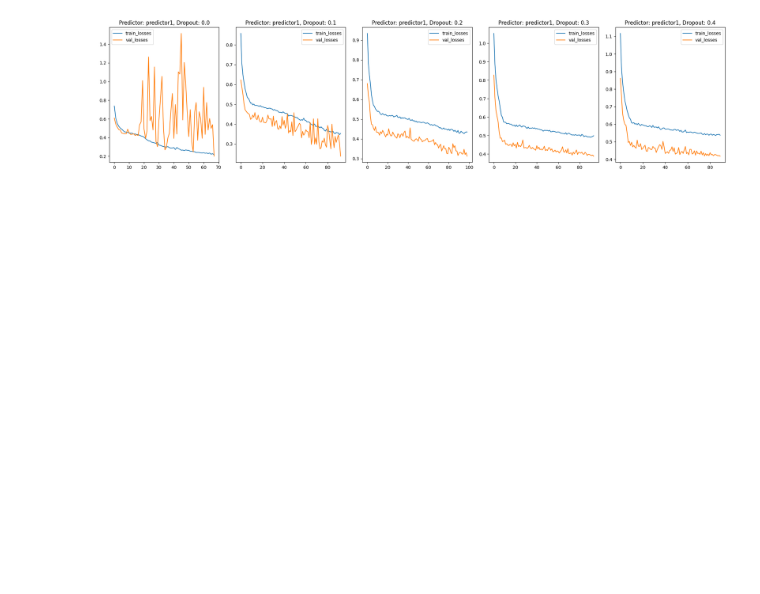
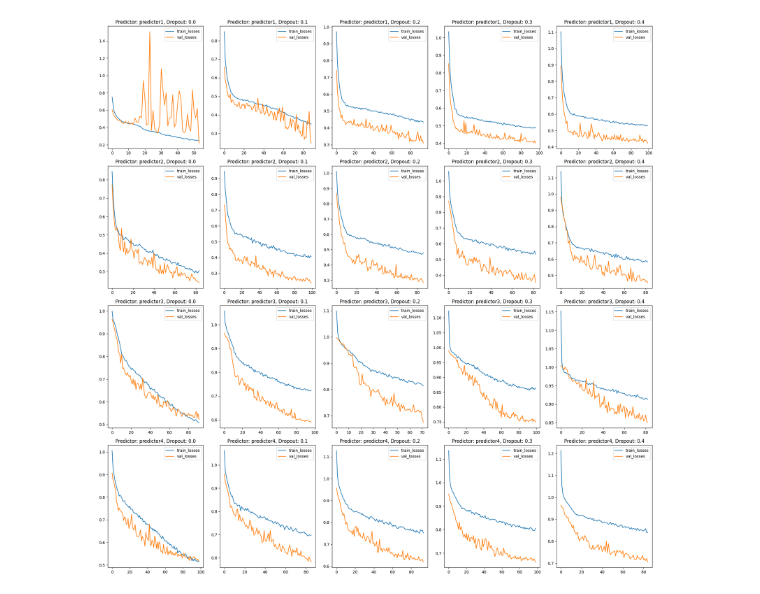
Before and after one commit to larrywu7/electron_optics, a Jupyter notebook: dropout_grid_search/results_visualization.ipynb, the cells around one changed output. Cells and saved outputs as stored; diff of their text form; code cells hidden in the pictures; blank space fills up the shorter version.

```diff
--- a/dropout_grid_search/results_visualization.ipynb
+++ b/dropout_grid_search/results_visualization.ipynb
@@ -10,5 +11,5 @@ from electron_optics import model
 # %%
-PREDICTORS=["predictor1"]
+PREDICTORS=["predictor1", "predictor2", "predictor3", "predictor4"]
 DROPOUT=[0.0, 0.1, 0.2, 0.3, 0.4]
 # %%
 data_collection={}
@@ -18,19 +19,19 @@ for predictor in PREDICTORS:
         data=torch.load(checkpoint_path)
         data_collection[f'{predictor}_{dropout}']=data
 # %%
-fig, ax = plt.subplots(len(PREDICTORS), len(DROPOUT), figsize=(20, 5))
+fig, ax = plt.subplots(len(PREDICTORS), len(DROPOUT), figsize=(20, 20))
 
 # Handle the case where we have only one row of subplots
 if len(PREDICTORS) == 1:
     ax = ax.reshape(1, -1)  # Ensure ax is always 2D
 
 for i, predictor in enumerate(PREDICTORS):
     for j, dropout in enumerate(DROPOUT):
         ax[i,j].plot(data_collection[f'{predictor}_{dropout}']['train_losses'], label='train_losses')
         ax[i,j].plot(data_collection[f'{predictor}_{dropout}']['val_losses'], label='val_losses')
         ax[i,j].set_title(f'Predictor: {predictor}, Dropout: {dropout}')
         ax[i,j].legend()
 plt.tight_layout()
 plt.show()
 # %% [output]
-[figure, old version]
+[figure, new version]
```
Also changed, not shown: parts of 1 cell of this notebook, 27 other files.
